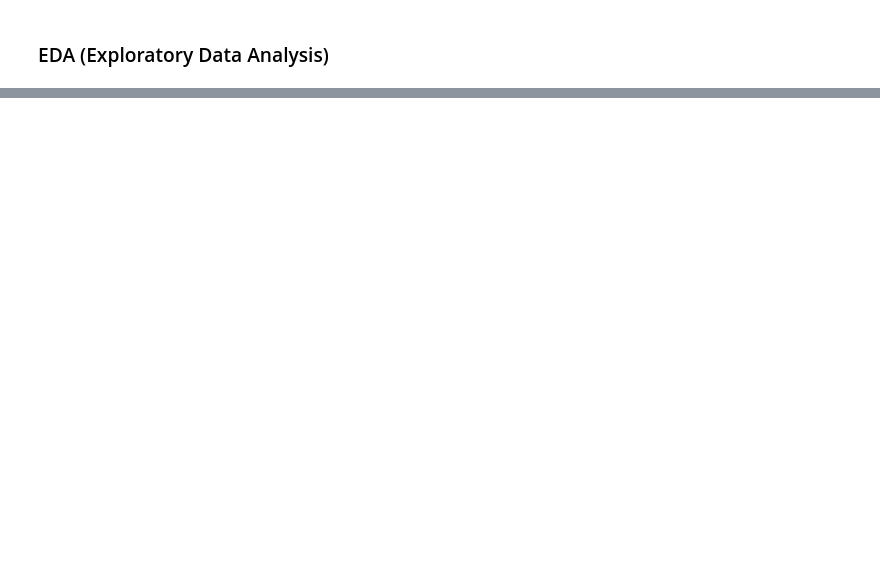
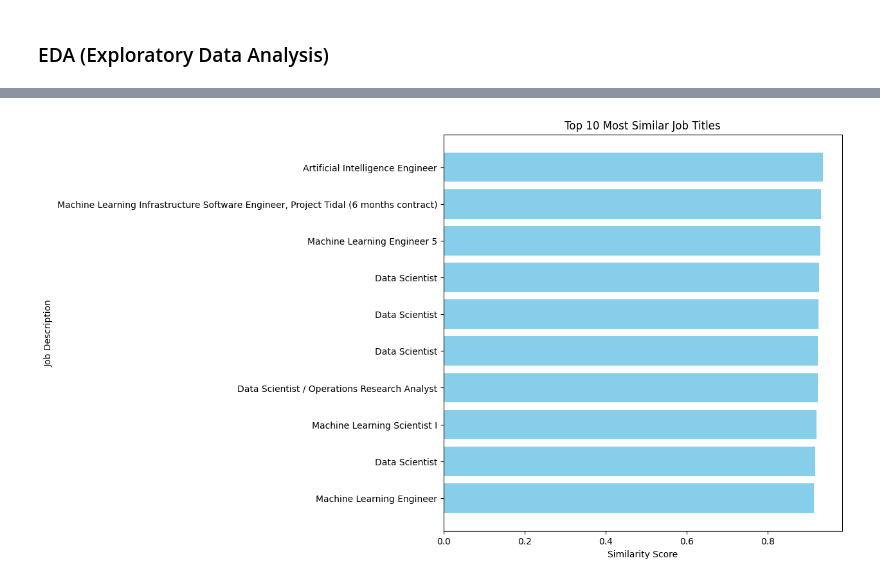
Before and after one commit to Z-Source-Code/Resume-Screener, a Jupyter notebook: notebooks/Data Analysis_v2.ipynb, the cells around one changed output, grey strips where cells are left out. Saved outputs shown, nothing was run; the diff lists cells and outputs as text; code cells hidden in the pictures; blank space fills up the shorter version.

Commit message:
clustering, recommendations and topic modelling

```diff
--- a/notebooks/Data Analysis_v2.ipynb
+++ b/notebooks/Data Analysis_v2.ipynb
@@ -432,0 +281,4 @@ array(['Business Analyst with Adobe Experience Manager (AEM) experience',
+# %%
+import pandas as pd
+df_unique = pd.read_csv('../data/li_job_posting/df_unique_clean.csv')
+df_unique.head()
@@ -432,0 +446,11 @@ array(['Business Analyst with Adobe Experience Manager (AEM) experience',
+# %%
+import pdftotext
+
+with open("../data/Diego_Resume.pdf", "rb") as f:
+    pdf = pdftotext.PDF(f)
+
+resume = "\n\n".join(pdf)
+# %%
+text_clean = clean_text(resume)
+lemmatized_resume = lemmatizer(text_clean)
+print(lemmatized_resume)
@@ -432,0 +523,5 @@ array(['Business Analyst with Adobe Experience Manager (AEM) experience',
+# %%
+n = 10
+vectorizer = TfidfVectorizer(stop_words='english', ngram_range=(1, 2))
+top_n_jobs_tfidf = get_recommendation(n, data_jobs, lemmatized_resume, vectorizer)
+top_n_jobs_tfidf.head(n)
@@ -432,0 +645,19 @@ array(['Business Analyst with Adobe Experience Manager (AEM) experience',
+# %%
+import matplotlib.pyplot as plt
+
+def job_relevance_visualization(n):
+    """
+    Function to visualize the job relevance scores.
+    """
+    plt.figure(figsize=(8, 8))
+    plt.barh(range(n), top_n_jobs_w2c['similarity_scores'], color='skyblue')
+    plt.xlabel('Similarity Score')
+    plt.ylabel('Job Description')
+    plt.yticks(range(n), top_n_jobs_w2c['job_title'])
+    plt.title(f'Top {n} Most Similar Job Titles')
+    plt.gca().invert_yaxis()
+    plt.show()
+
+job_relevance_visualization(10)
+# %% [output]
+[figure, added]
```
Also changed, not shown: parts of 110 cells of this notebook, 2 other files.
